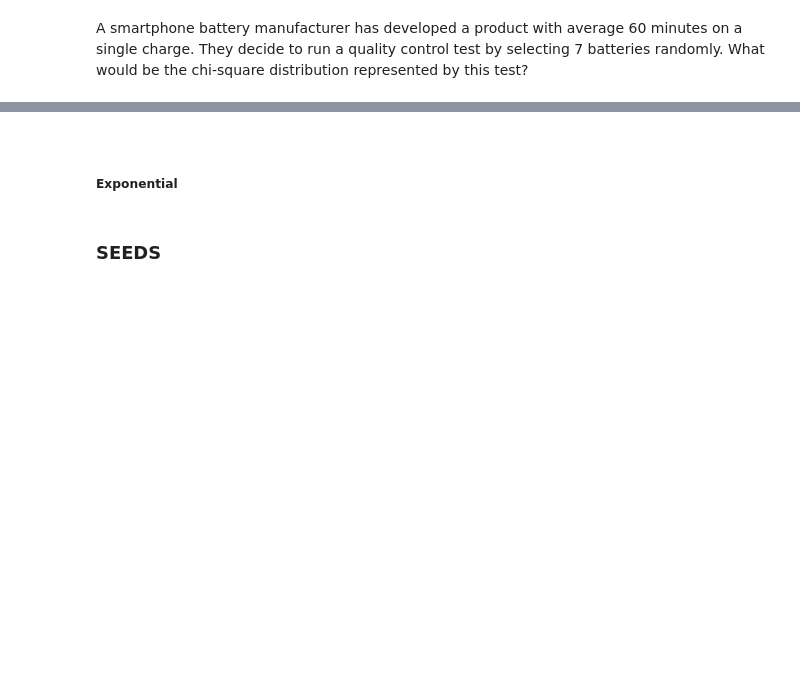
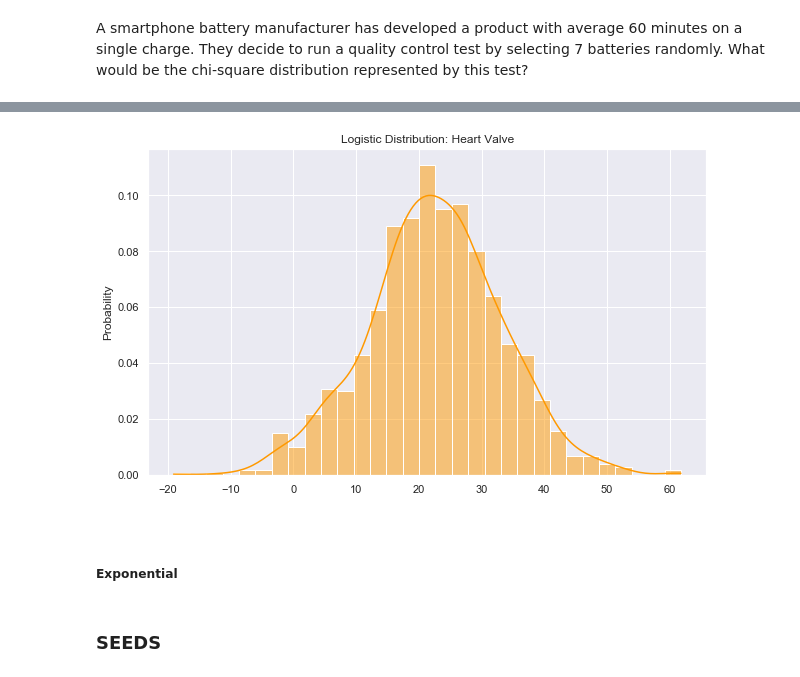
Before and after one commit to olgarozhdestvina/numpy.random, a Jupyter notebook: Numpy.random.ipynb, the cells around one changed output, grey strips where cells are left out. Cells and saved outputs as stored; diff of their text form; code cells hidden in the pictures; blank space fills up the shorter version.

Commit message:
added logistic distribution with an example and a plot

```diff
--- a/Numpy.random.ipynb
+++ b/Numpy.random.ipynb
@@ -968,0 +984,9 @@ plt.show()
+# %%
+# location and scale
+loc, scale = 22.34, 6.15
+
+# Draw 1000 samples from a distribution
+x = rng.logistic(loc, scale, 1000)
+
+# Display the distribution
+x
@@ -969,3 +1011,16 @@ plt.show()
+# %%
+# Change colour scheme.
+sns.set_palette("gist_rainbow")
+
+# Set the title and x label for the future plot.
+plt.title("Logistic Distribution: Heart Valve")
+
+sns.histplot(x, stat="probability", kde=True)
+
+# Show the plot.
+plt.show()
+# %% [output]
+[figure, added]
 # %% [markdown]
 <br>
 
```
Also changed, not shown: parts of 50 cells of this notebook.
